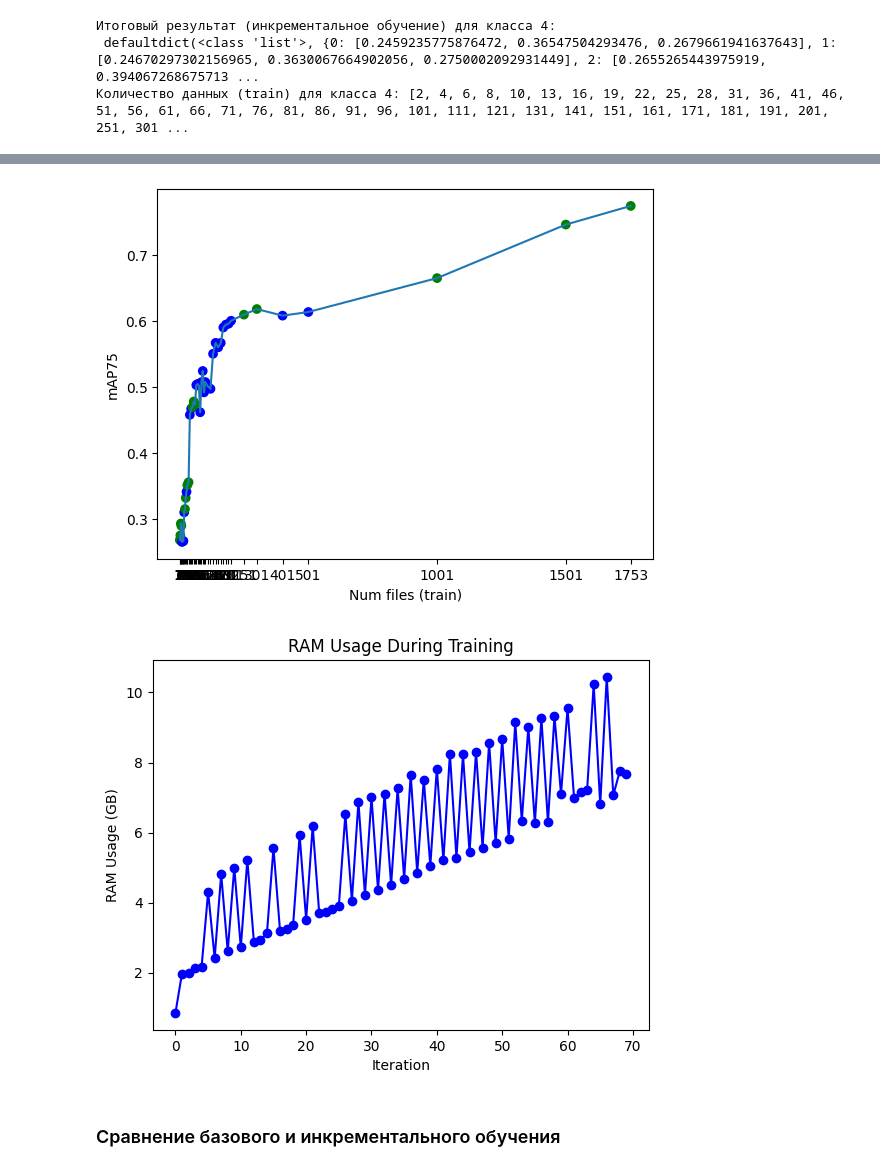
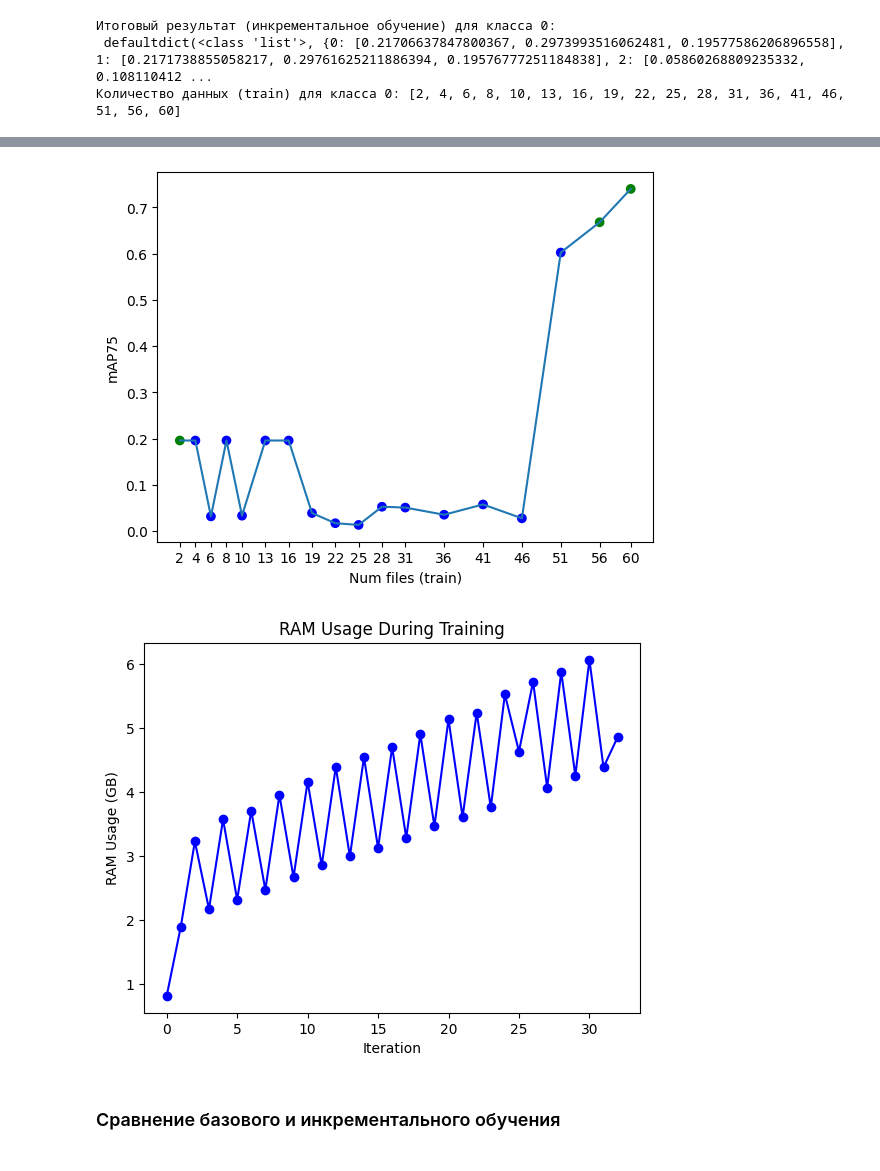
Before and after one commit to CTLab-ITMO/PTS-SP, a Jupyter notebook: yolov8.ipynb, the cells around one changed output, grey strips where cells are left out. Drawn from its saved outputs; the diff is of its cells as text; code cells hidden in the pictures.

Commit message:
Kaggle Notebook | yolov8 | Version 102

```diff
--- a/yolov8.ipynb
+++ b/yolov8.ipynb
@@ -745,7 +745,7 @@ class YoloModel:
 locale.getpreferredencoding = lambda: "UTF-8"
 
 PATH_TO_MODEL = "/kaggle/working/yolov8m-seg.pt"
-PATH_TO_YAML = "/kaggle/working/Coffee-Fruit-Maturity-☕🍒-5/data.yaml"
+PATH_TO_YAML = "/kaggle/working/Tomato-Detector-1/data.yaml"
 TRAIN_PERC = 0.8
 TEST_PERC = 0.1
 VAL_PERC = 0.1
@@ -768,7 +768,7 @@ exp_inc = YoloModel(PATH_TO_MODEL, PATH_TO_YAML, TRAIN_PERC, TEST_PERC, VAL_PERC
 # exp_inc.increm_learning(KEEP_PERC, ITERS, PIECE_PERC, FIB_FLAG, PREV_NUM, THRESHOLD)
 # exp_inc.plot_ram_usage()
 
-exp_inc.increm_learning_one_class('4', KEEP_PERC, ITERS, PIECE_PERC, FIB_FLAG, PREV_NUM, THRESHOLD)
+exp_inc.increm_learning_one_class('0', KEEP_PERC, ITERS, PIECE_PERC, FIB_FLAG, PREV_NUM, THRESHOLD)
 exp_inc.plot_ram_usage()
 # %% [output]
 Кол-во пустых файлов - 0
@@ -808,3 +808,3 @@ engine/trainer: task=segment, mode=train, model=/kaggle/working/yolov8m-seg.pt,
-Итоговый результат (инкрементальное обучение) для класса 4:
- defaultdict(<class 'list'>, {0: [0.2459235775876472, 0.36547504293476, 0.2679661941637643], 1: [0.24670297302156965, 0.3630067664902056, 0.2750002092931449], 2: [0.2655265443975919, 0.394067268675713 ...
-Количество данных (train) для класса 4: [2, 4, 6, 8, 10, 13, 16, 19, 22, 25, 28, 31, 36, 41, 46, 51, 56, 61, 66, 71, 76, 81, 86, 91, 96, 101, 111, 121, 131, 141, 151, 161, 171, 181, 191, 201, 251, 301 ...
+Итоговый результат (инкрементальное обучение) для класса 0:
+ defaultdict(<class 'list'>, {0: [0.21706637847800367, 0.2973993516062481, 0.19577586206896558], 1: [0.2171738855058217, 0.29761625211886394, 0.19576777251184838], 2: [0.05860268809235332, 0.108110412 ...
+Количество данных (train) для класса 0: [2, 4, 6, 8, 10, 13, 16, 19, 22, 25, 28, 31, 36, 41, 46, 51, 56, 60]
@@ -813,5 +813,5 @@ engine/trainer: task=segment, mode=train, model=/kaggle/working/yolov8m-seg.pt,
-[figure, old version]
+[figure, new version]
-[figure, old version]
+[figure, new version]
 # %% [markdown]
 ### Сравнение базового и инкрементального обучения
 # %% [markdown]
```
Also changed, not shown: parts of 3 cells of this notebook.
